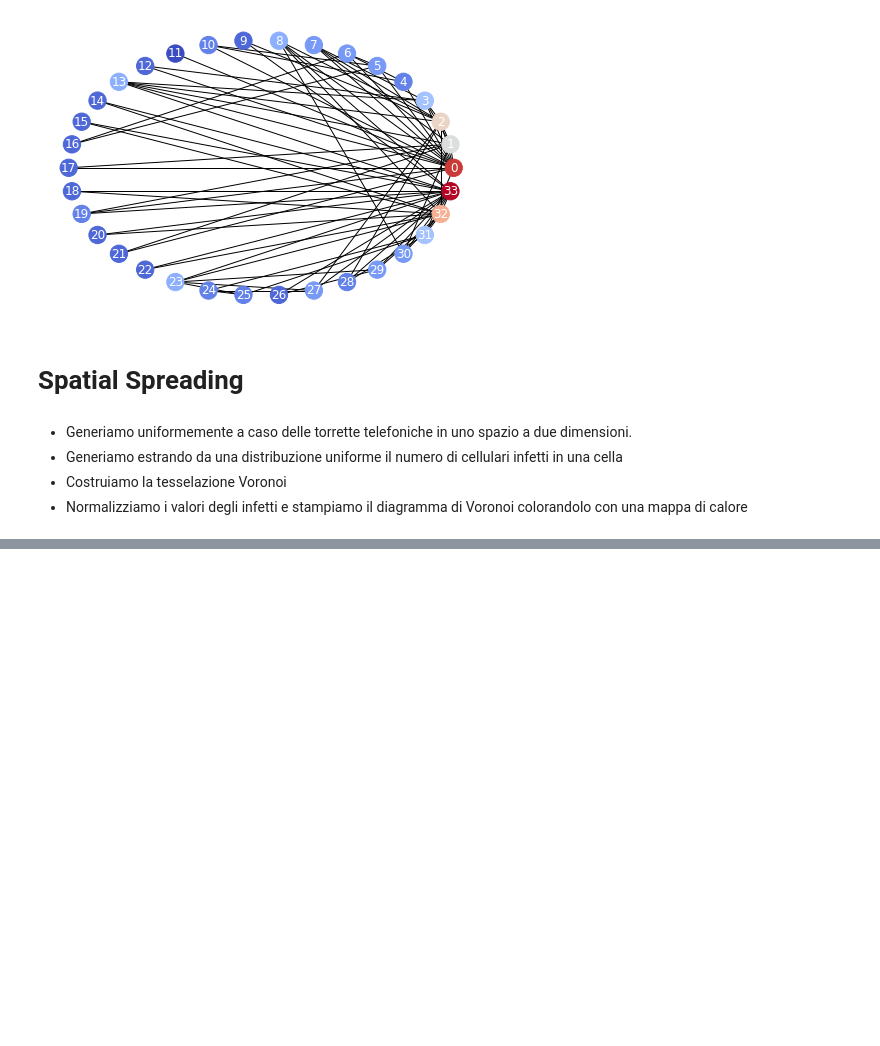
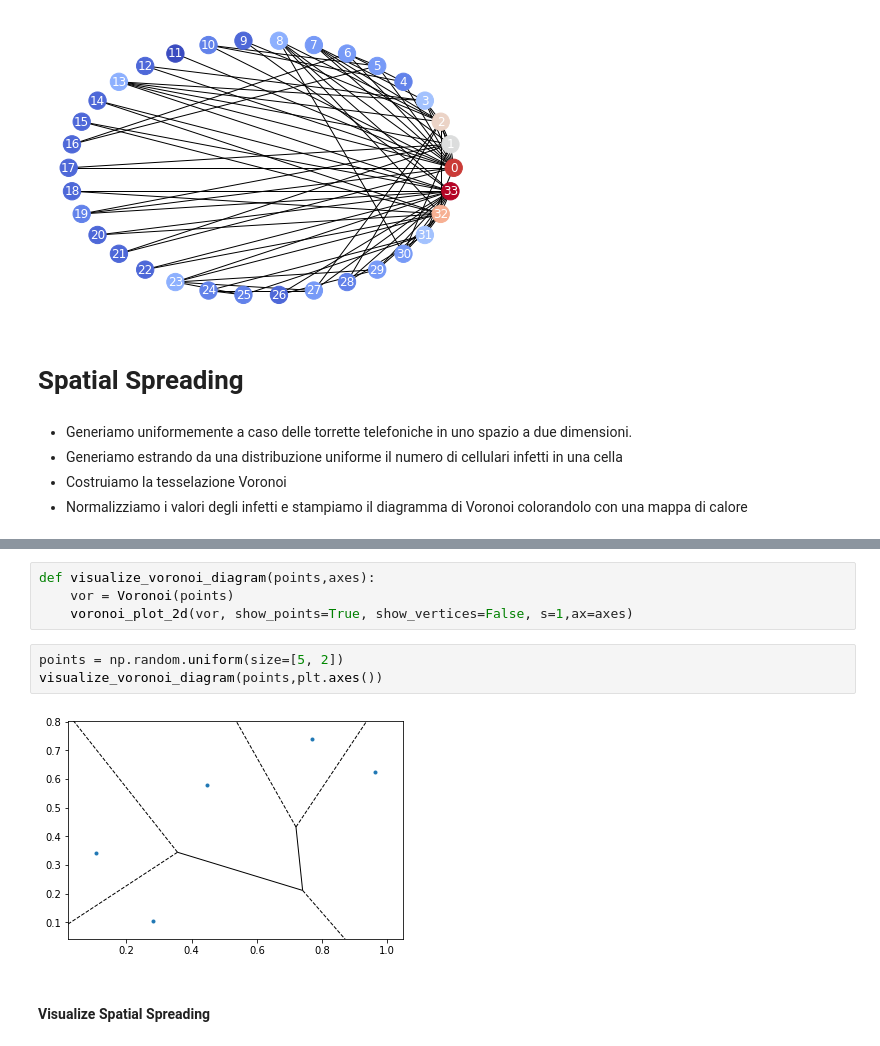
Before and after one commit to manuel-dileo/not-so-simple-graph-visualization, a Jupyter notebook: information-diffusion/basic_network_diffusion.ipynb, the cells around one changed output, grey strips where cells are left out. Drawn from its saved outputs; the diff is of its cells as text; blank space fills up the shorter version.

Commit message:
spatial spreading refactoring

```diff
--- a/information-diffusion/basic_network_diffusion.ipynb
+++ b/information-diffusion/basic_network_diffusion.ipynb
@@ -53 +62,12 @@ plt.show()
+# %%
+def visualize_voronoi_diagram(points,axes):
+    vor = Voronoi(points)
+    voronoi_plot_2d(vor, show_points=True, show_vertices=False, s=1,ax=axes)
+# %%
+points = np.random.uniform(size=[5, 2])
+visualize_voronoi_diagram(points,plt.axes())
+# %% [output]
+[figure, added]
+# %% [markdown]
+#### Visualize Spatial Spreading
 # %%
```
Also changed, not shown: parts of 5 cells of this notebook.
